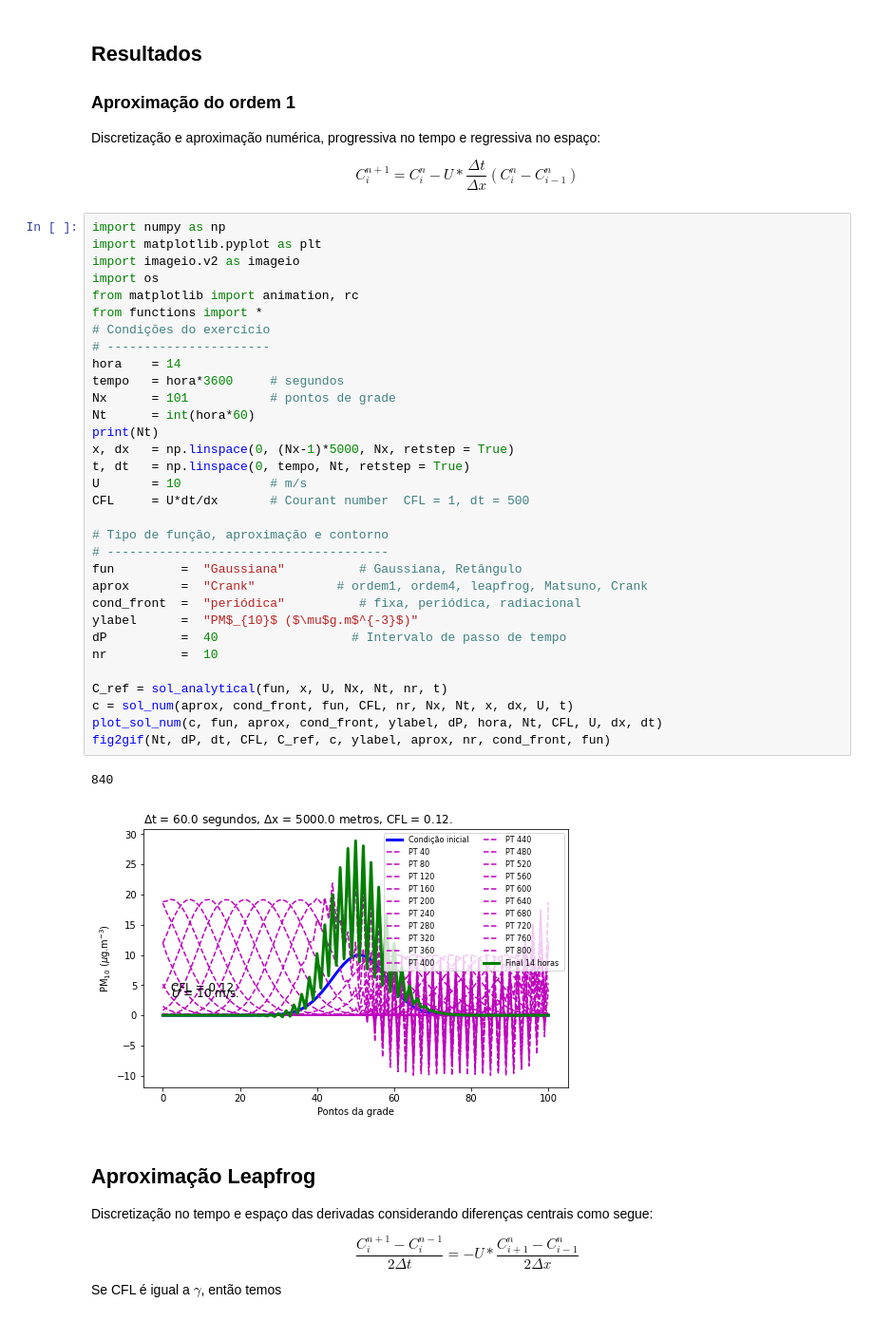
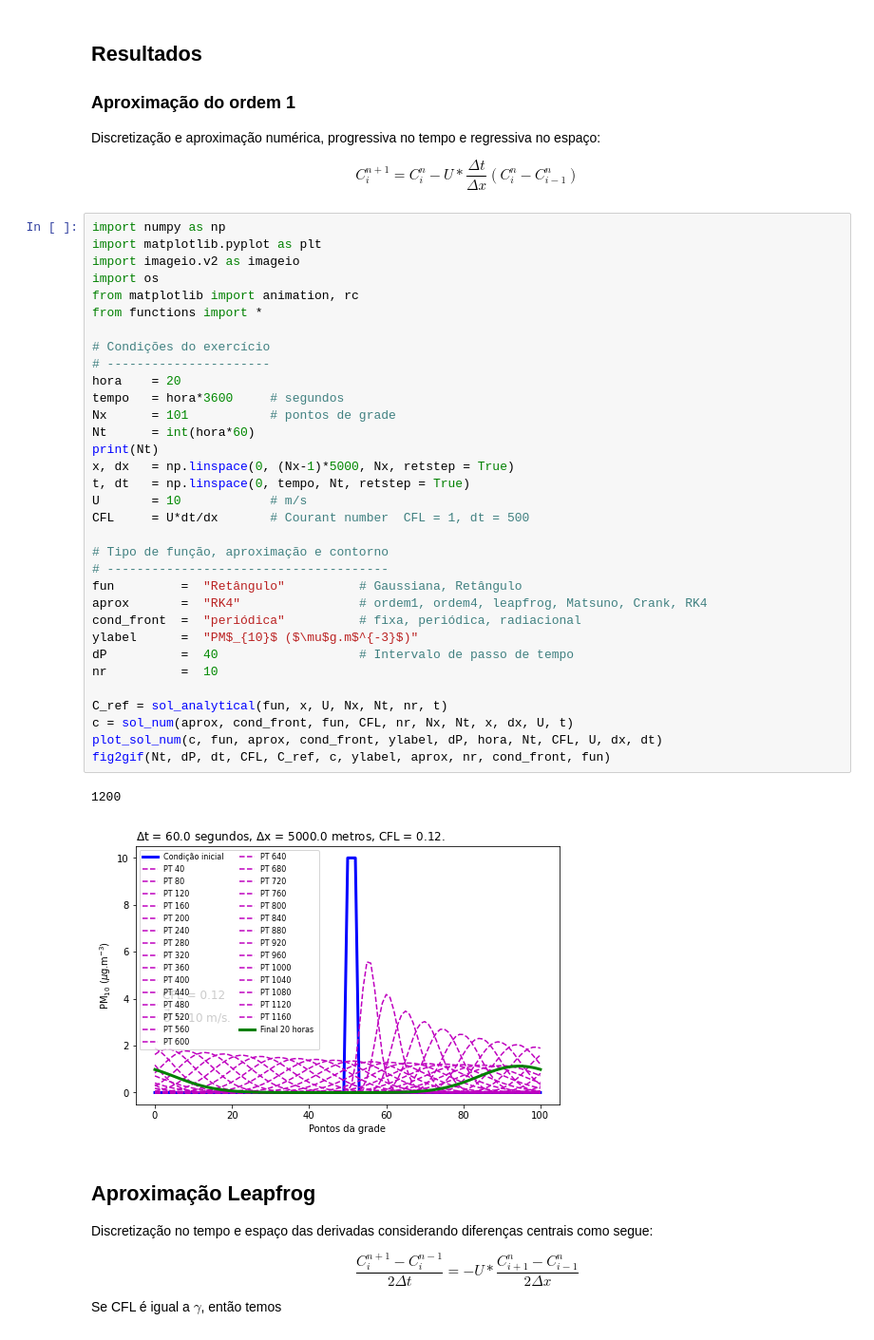
Before and after one commit to adelgadop/Modelagem, a Jupyter notebook: Exercicio_1/Advection.ipynb, the cells around one changed output. Shown at 95% size. Saved outputs shown, nothing was run; the diff lists cells and outputs as text.

```diff
--- a/Exercicio_1/Advection.ipynb
+++ b/Exercicio_1/Advection.ipynb
@@ -31,38 +31,39 @@ $$
 # %%
 import numpy as np
 import matplotlib.pyplot as plt
 import imageio.v2 as imageio
 import os
 from matplotlib import animation, rc
 from functions import *
+
 # Condições do exercício
 # ----------------------
-hora    = 14
+hora    = 20
 tempo   = hora*3600     # segundos
 Nx      = 101           # pontos de grade
 Nt      = int(hora*60)
 print(Nt)
 x, dx   = np.linspace(0, (Nx-1)*5000, Nx, retstep = True)
 t, dt   = np.linspace(0, tempo, Nt, retstep = True)
 U       = 10            # m/s
 CFL     = U*dt/dx       # Courant number  CFL = 1, dt = 500
 
 # Tipo de função, aproximação e contorno
 # --------------------------------------
-fun         =  "Gaussiana"          # Gaussiana, Retângulo
-aprox       =  "Crank"           # ordem1, ordem4, leapfrog, Matsuno, Crank
+fun         =  "Retângulo"          # Gaussiana, Retângulo
+aprox       =  "RK4"                # ordem1, ordem4, leapfrog, Matsuno, Crank, RK4
 cond_front  =  "periódica"          # fixa, periódica, radiacional
 ylabel      =  "PM$_{10}$ ($\mu$g.m$^{-3}$)"
-dP          =  40                  # Intervalo de passo de tempo
+dP          =  40                   # Intervalo de passo de tempo
 nr          =  10
 
 C_ref = sol_analytical(fun, x, U, Nx, Nt, nr, t)
 c = sol_num(aprox, cond_front, fun, CFL, nr, Nx, Nt, x, dx, U, t)
 plot_sol_num(c, fun, aprox, cond_front, ylabel, dP, hora, Nt, CFL, U, dx, dt)
 fig2gif(Nt, dP, dt, CFL, C_ref, c, ylabel, aprox, nr, cond_front, fun)
 # %% [output]
-840
+1200
-[figure, old version]
+[figure, new version]
 # %% [markdown]
 ## Aproximação Leapfrog
 Discretização no tempo e espaço das derivadas considerando diferenças centrais como segue:
```
Also changed, not shown: parts of 2 cells of this notebook, 4 other files.
